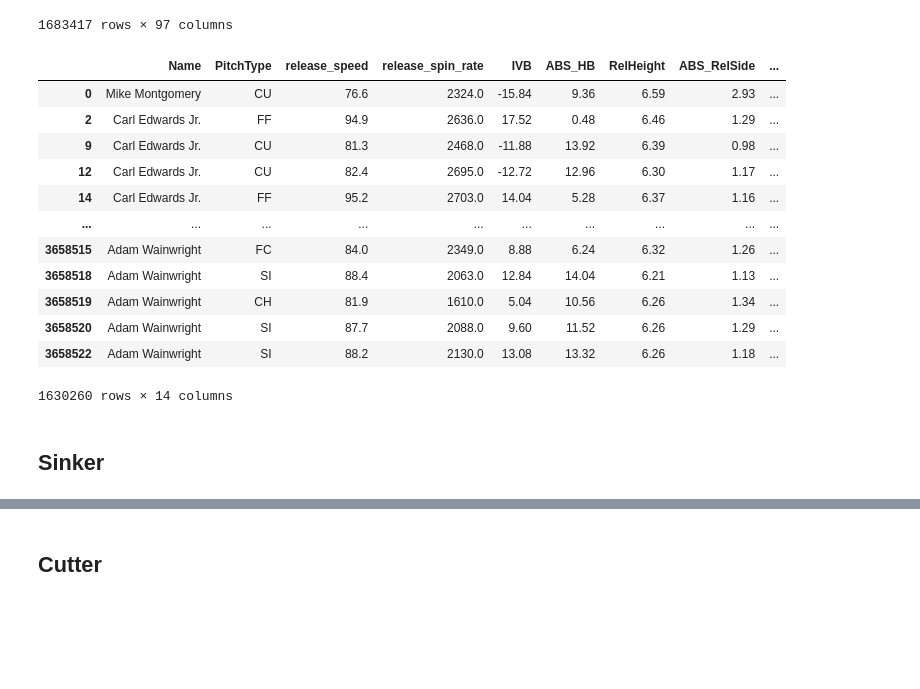
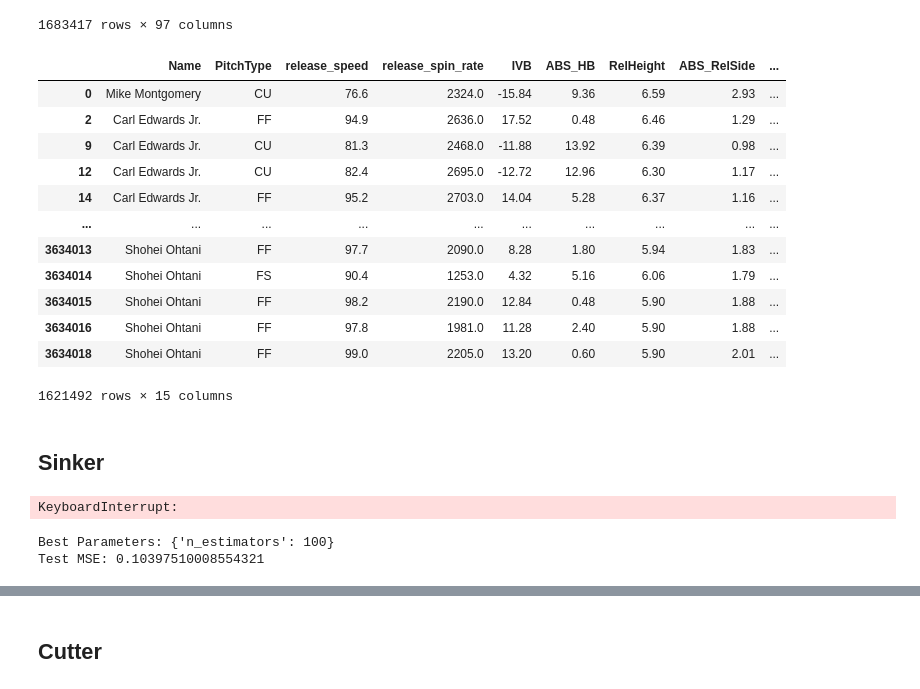
Before and after one commit to Cbkaplinger/Random-Projects, a Jupyter notebook: MLB/MLBStuffPlus.ipynb, the cells around one changed output, grey strips where cells are left out. Saved outputs shown, nothing was run; the diff lists cells and outputs as text; code cells hidden in the pictures; blank space fills up the shorter version.

Commit message:
Almost there on the NRFI model

```diff
--- a/MLB/MLBStuffPlus.ipynb
+++ b/MLB/MLBStuffPlus.ipynb
@@ -104,22 +104,22 @@ See the caveats in the documentation: https://pandas.pydata.org/pandas-docs/stab
 | 3658665 | NaN | 2022-03-28 | NaN | NaN | NaN | Patrick Corbin | 624585 | 571578 | NaN | ... |
 1683417 rows × 97 columns
 # %%
-df_swing = df_swing[["Name", "PitchType", "release_speed", "release_spin_rate", "IVB", "ABS_HB", "RelHeight", "ABS_RelSide", "release_extension", "Whiff", "RelSide", "HB", "plate_x", "plate_z"]].dropna()
+df_swing = df_swing[["Name", "PitchType", "release_speed", "release_spin_rate", "IVB", "ABS_HB", "RelHeight", "ABS_RelSide", "release_extension", "delta_run_exp", "Whiff", "RelSide", "HB", "plate_x", "plate_z"]].dropna()
 df_swing
 # %% [output]
 |  | Name | PitchType | release_speed | release_spin_rate | IVB | ABS_HB | RelHeight | ABS_RelSide | ... |
 | 0 | Mike Montgomery | CU | 76.6 | 2324.0 | -15.84 | 9.36 | 6.59 | 2.93 | ... |
 | 2 | Carl Edwards Jr. | FF | 94.9 | 2636.0 | 17.52 | 0.48 | 6.46 | 1.29 | ... |
 | 9 | Carl Edwards Jr. | CU | 81.3 | 2468.0 | -11.88 | 13.92 | 6.39 | 0.98 | ... |
 | 12 | Carl Edwards Jr. | CU | 82.4 | 2695.0 | -12.72 | 12.96 | 6.30 | 1.17 | ... |
 | 14 | Carl Edwards Jr. | FF | 95.2 | 2703.0 | 14.04 | 5.28 | 6.37 | 1.16 | ... |
 | ... | ... | ... | ... | ... | ... | ... | ... | ... | ... |
-| 3658515 | Adam Wainwright | FC | 84.0 | 2349.0 | 8.88 | 6.24 | 6.32 | 1.26 | ... |
-| 3658518 | Adam Wainwright | SI | 88.4 | 2063.0 | 12.84 | 14.04 | 6.21 | 1.13 | ... |
-| 3658519 | Adam Wainwright | CH | 81.9 | 1610.0 | 5.04 | 10.56 | 6.26 | 1.34 | ... |
-| 3658520 | Adam Wainwright | SI | 87.7 | 2088.0 | 9.60 | 11.52 | 6.26 | 1.29 | ... |
-| 3658522 | Adam Wainwright | SI | 88.2 | 2130.0 | 13.08 | 13.32 | 6.26 | 1.18 | ... |
+| 3634013 | Shohei Ohtani | FF | 97.7 | 2090.0 | 8.28 | 1.80 | 5.94 | 1.83 | ... |
+| 3634014 | Shohei Ohtani | FS | 90.4 | 1253.0 | 4.32 | 5.16 | 6.06 | 1.79 | ... |
+| 3634015 | Shohei Ohtani | FF | 98.2 | 2190.0 | 12.84 | 0.48 | 5.90 | 1.88 | ... |
+| 3634016 | Shohei Ohtani | FF | 97.8 | 1981.0 | 11.28 | 2.40 | 5.90 | 1.88 | ... |
+| 3634018 | Shohei Ohtani | FF | 99.0 | 2205.0 | 13.20 | 0.60 | 5.90 | 2.01 | ... |
-1630260 rows × 14 columns
+1621492 rows × 15 columns
 # %%
 df_swing.loc[df_swing['PitchType'] == 'SI', 'PitchType'] = 'Sinker'
 df_swing.loc[df_swing['PitchType'] == 'FC', 'PitchType'] = 'Cutter'
@@ -141,7 +141,47 @@ df_sweeper = df_swing[df_swing["PitchType"] == "Sweeper"]
 # %% [markdown]
 ## Sinker
 # %%
-SIfeature = df_sinker.drop(["Name", "PitchType", "Whiff", "RelSide","HB", "plate_x", "plate_z"], axis=1)
+SIfeature = df_sinker.drop(["Name", "PitchType", "Whiff", "RelSide", "HB", "plate_x", "plate_z"], axis=1)
 SIlabel = df_sinker['Whiff']
 
-SIrf = RandomForestRegressor(n_estimators = 15, random_state = 42).fit(SIfeature, SIlabel)
+SIrf = RandomForestRegressor(n_estimators = 250, random_state = 42).fit(SIfeature, SIlabel)
+# %% [output]
+KeyboardInterrupt:
+# %%
+from sklearn.ensemble import RandomForestRegressor
+from sklearn.model_selection import GridSearchCV, train_test_split
+
+# Assuming df_sinker contains your dataset
+SIfeature = df_sinker.drop(["Name", "PitchType", "Whiff", "RelSide", "HB", "plate_x", "plate_z"], axis=1)
+SIlabel = df_sinker['Whiff']
+
+# Split the data into training and testing sets
+X_train, X_test, y_train, y_test = train_test_split(SIfeature, SIlabel, test_size=0.2, random_state=42)
+
+# Define the parameter grid to search
+param_grid = {
+    'n_estimators': [50, 100]  # Adjust the values as needed
+    # Add other hyperparameters to tune if desired
+}
+
+# Create the RandomForestRegressor
+rf_model = RandomForestRegressor(random_state=42)
+
+# Create the GridSearchCV object
+grid_search = GridSearchCV(rf_model, param_grid, cv=5, scoring='neg_mean_squared_error')
+
+# Fit the model with the training data
+grid_search.fit(X_train, y_train)
+
+# Get the best parameters and the best estimator
+best_params = grid_search.best_params_
+best_estimator = grid_search.best_estimator_
+
+# Evaluate the model on the test set
+mse = -grid_search.score(X_test, y_test)
+
+print("Best Parameters:", best_params)
+print("Test MSE:", mse)
+# %% [output]
+Best Parameters: {'n_estimators': 100}
+Test MSE: 0.10397510008554321
```
Also changed, not shown: parts of 31 cells of this notebook, 9 other files.
